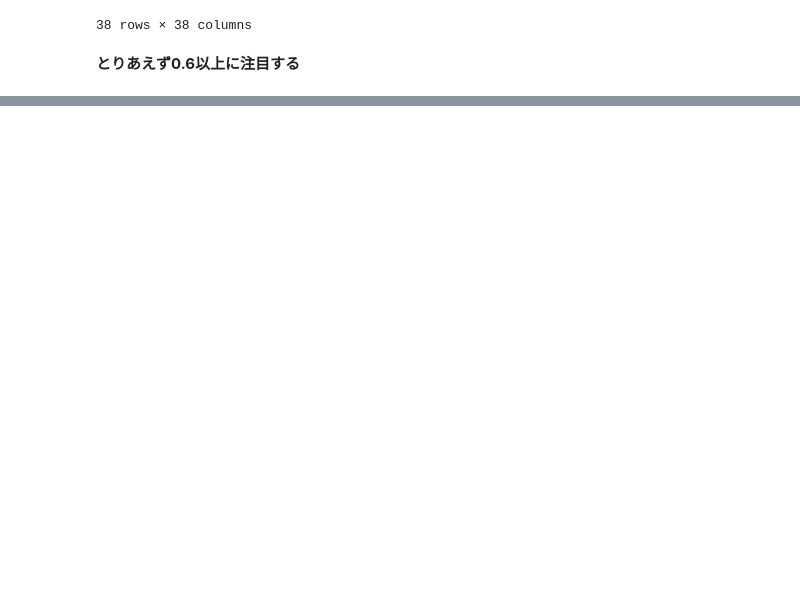
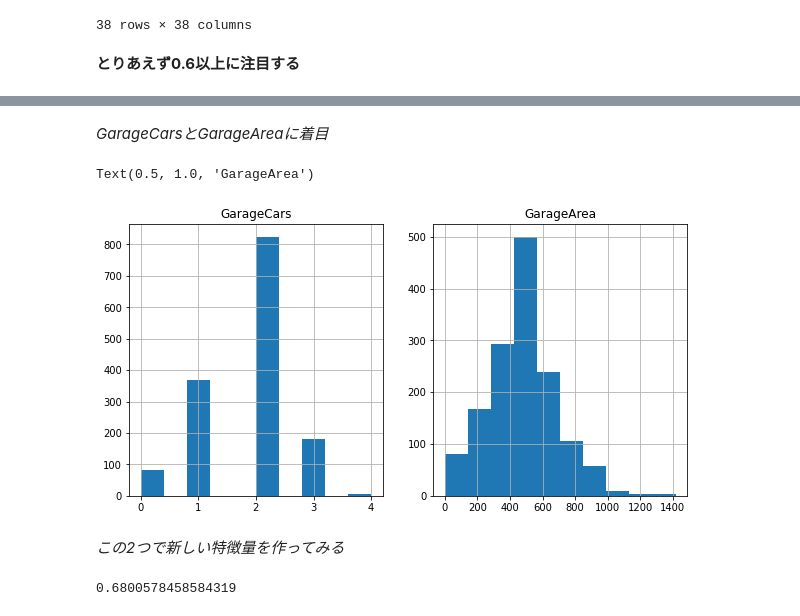
Before and after one commit to ledge-ai/intern-python-exam-kouheiohmikawa, a Jupyter notebook: Python_Basic/3_Pandas.ipynb, the cells around one changed output, grey strips where cells are left out. Saved outputs shown, nothing was run; the diff lists cells and outputs as text; code cells hidden in the pictures; blank space fills up the shorter version.

```diff
--- a/Python_Basic/3_Pandas.ipynb
+++ b/Python_Basic/3_Pandas.ipynb
@@ -756,0 +749,22 @@ df_2
+# %% [markdown]
+*GarageCarsとGarageAreaに着目*
+# %%
+plt.figure(figsize=(10,5))
+
+plt.subplot(1,2,1)
+train["GarageCars"].hist()
+plt.title("GarageCars")
+
+plt.subplot(1,2,2)
+train["GarageArea"].hist()
+plt.title("GarageArea")
+# %% [output]
+Text(0.5, 1.0, 'GarageArea')
+[figure, added]
+# %% [markdown]
+*この2つで新しい特徴量を作ってみる*
+# %%
+garage = train["GarageArea"] * train["GarageCars"]
+garage.corr(train["SalePrice"])
+# %% [output]
+0.6800578458584319
```
Also changed, not shown: parts of 19 cells of this notebook, 1 other file.
